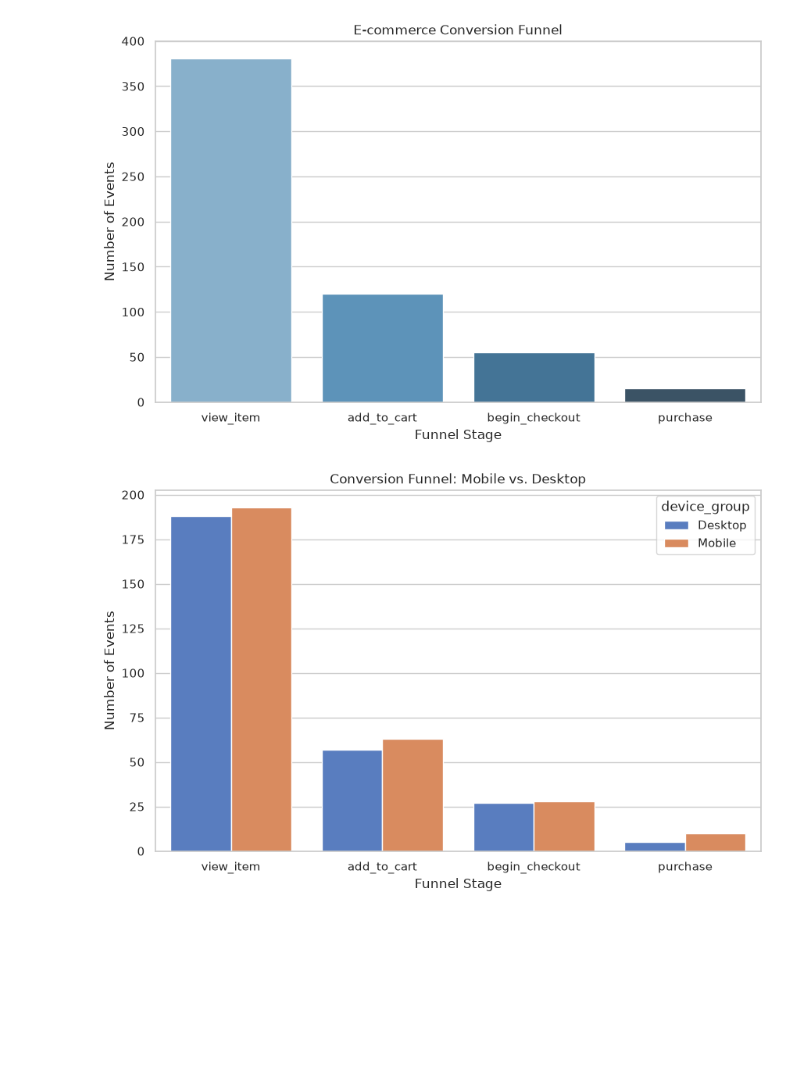
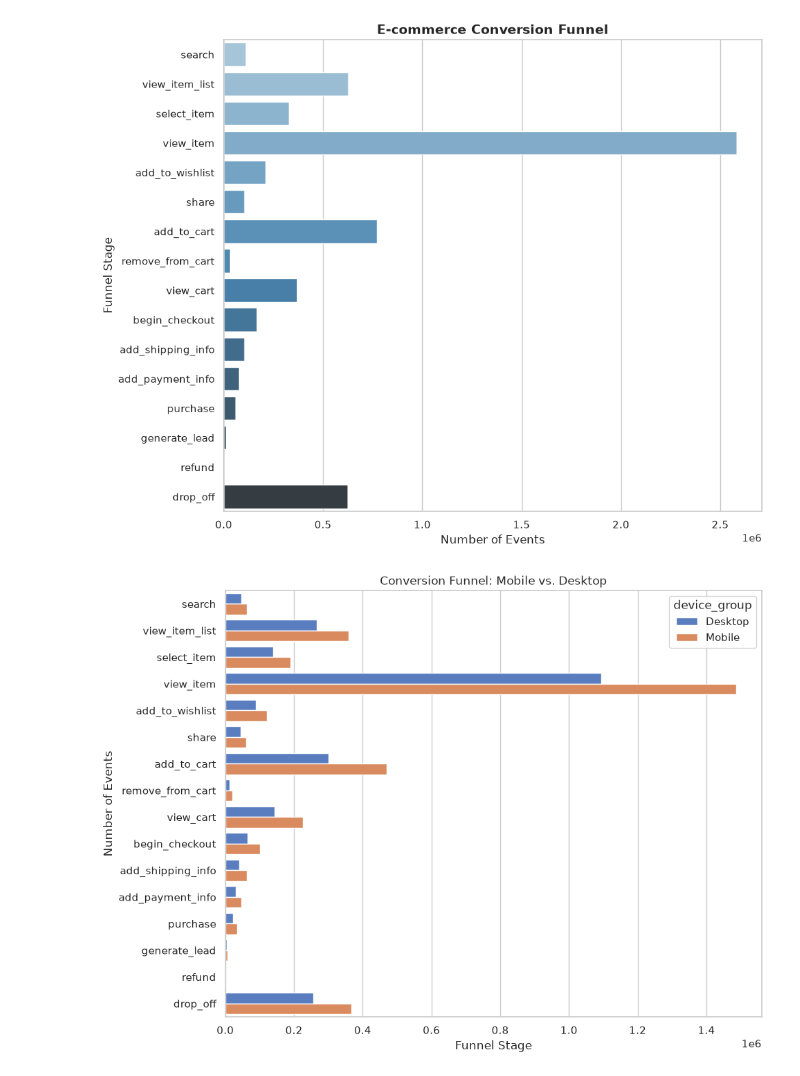
Before and after one commit to ruicchi/ph-ecommerce-data-simulator, a Jupyter notebook: exploratory_data_analysis.ipynb, the cells around one changed output. Drawn from its saved outputs; the diff is of its cells as text; code cells hidden in the pictures; blank space fills up the shorter version.

Commit message:
fix: math and categories for items

```diff
--- a/exploratory_data_analysis.ipynb
+++ b/exploratory_data_analysis.ipynb
@@ -34,27 +55,35 @@ purchase           15
 Name: count, dtype: int64
 # %%
-funnel_order = ["view_item", "add_to_cart", "begin_checkout", "purchase"]
+funnel_order = ["search", "view_item_list", "select_item", "view_item", "add_to_wishlist", "share", "add_to_cart", "remove_from_cart", "view_cart", "begin_checkout", "add_shipping_info", "add_payment_info", "purchase", "generate_lead", "refund", "drop_off"]
 
 ordered_funnel = funnel_counts.reindex(funnel_order)
+plt.figure(figsize=(10, 8))
 
-plt.figure(figsize=(10, 6))
-sns.barplot(x=ordered_funnel.index, y=ordered_funnel.values, hue=ordered_funnel.index, palette="Blues_d", legend=False)
-plt.title("E-commerce Conversion Funnel")
-plt.ylabel("Number of Events")
-plt.xlabel("Funnel Stage")
+sns.barplot(
+    x=ordered_funnel.values,
+    y=ordered_funnel.index,
+    hue=ordered_funnel.index,
+    palette="Blues_d",
+    legend=False
+)
+
+plt.title("E-commerce Conversion Funnel", fontsize=14, fontweight='bold')
+plt.xlabel("Number of Events", fontsize=12)
+plt.ylabel("Funnel Stage", fontsize=12)
+plt.tight_layout()
 plt.show()
 # %% [output]
-[figure, old version]
+[figure, new version]
 # %%
 df_merged = df_events.merge(df_sessions[['session_id', 'device_group']], on='session_id', how='left')
 
 device_funnel = df_merged.groupby(['device_group', 'event_type']).size().reset_index(name='count')
 
-plt.figure(figsize=(10, 6))
+plt.figure(figsize=(10, 8))
 sns.barplot(
     data=device_funnel,
-    x='event_type',
-    y='count',
+    x='count',
+    y='event_type',
     hue='device_group',
     order=funnel_order,
     palette="muted"
@@ -64,5 +93,5 @@ plt.ylabel("Number of Events")
 plt.xlabel("Funnel Stage")
 plt.show()
 # %% [output]
-[figure, old version]
+[figure, new version]
 # %%
```
Also changed, not shown: parts of 3 cells of this notebook, 4 other files.
